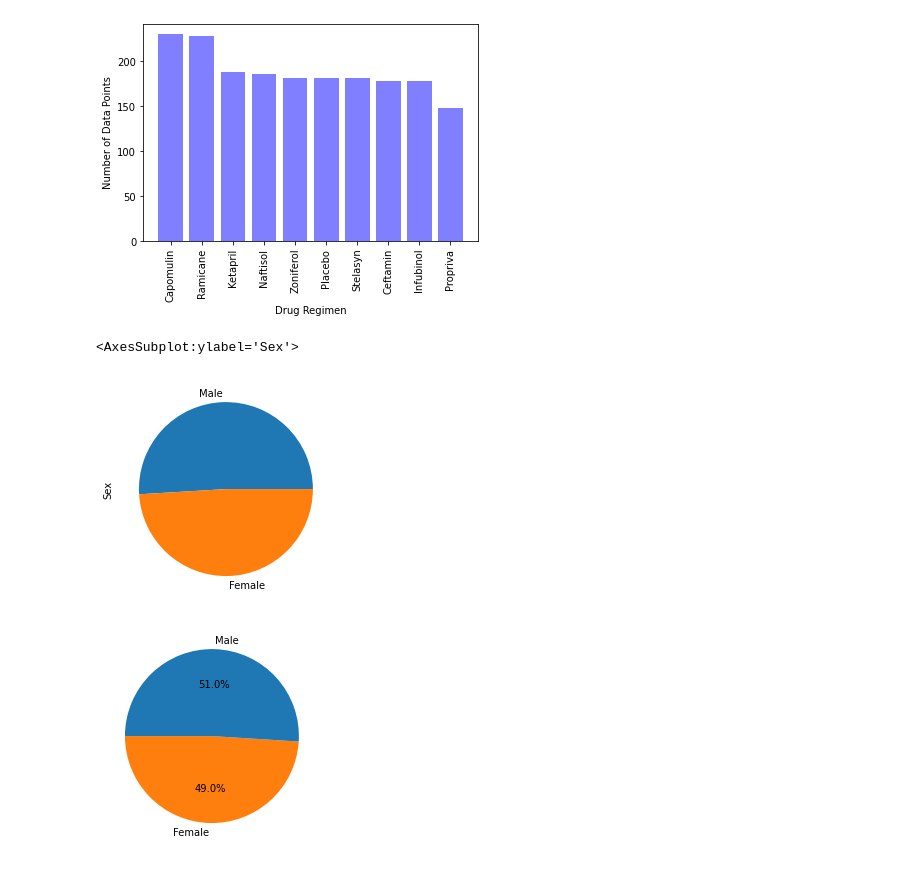
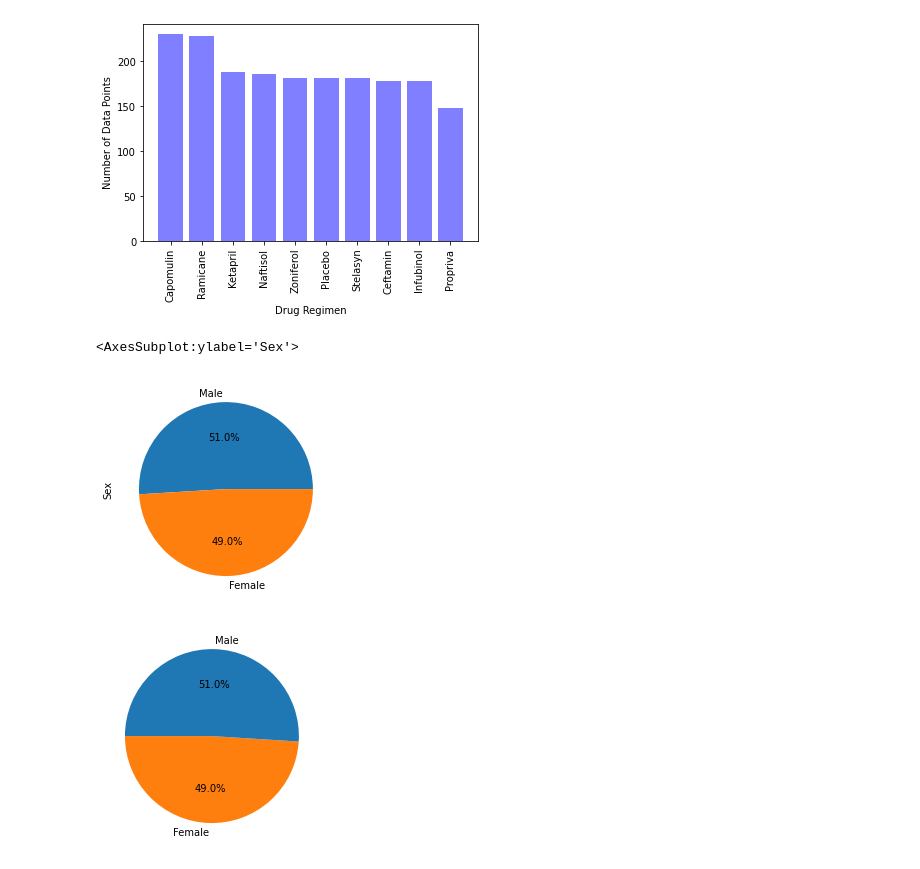
Before and after one commit to Witwer93/matplotlib-pymaceuticals, a Jupyter notebook: pymaceuticals.ipynb, the cells around one changed output. Drawn from its saved outputs; the diff is of its cells as text; code cells hidden in the pictures.

```diff
--- a/pymaceuticals.ipynb
+++ b/pymaceuticals.ipynb
@@ -183,10 +183,10 @@ Text(0, 0.5, 'Number of Data Points')
 # %%
 # Generate a pie plot showing the distribution of female versus male mice using pandas
 panda_pie = pd.DataFrame(clean_df['Sex'].value_counts())
-panda_pie.plot.pie(y='Sex', legend=False)
+panda_pie.plot.pie(y='Sex', legend=False, autopct='%1.1f%%')
 # %% [output]
 <AxesSubplot:ylabel='Sex'>
-[figure, old version]
+[figure, new version]
 # %%
 # Generate a pie plot showing the distribution of female versus male mice using pyplot
 #create labels
```
Also changed, not shown: parts of 1 cell of this notebook.
